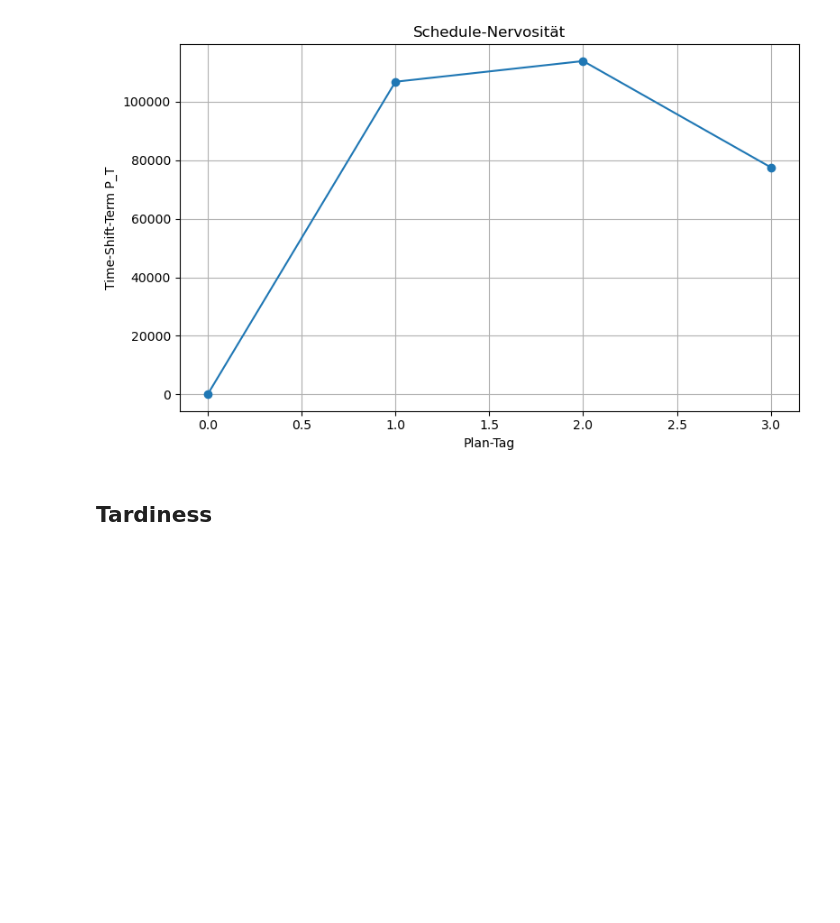
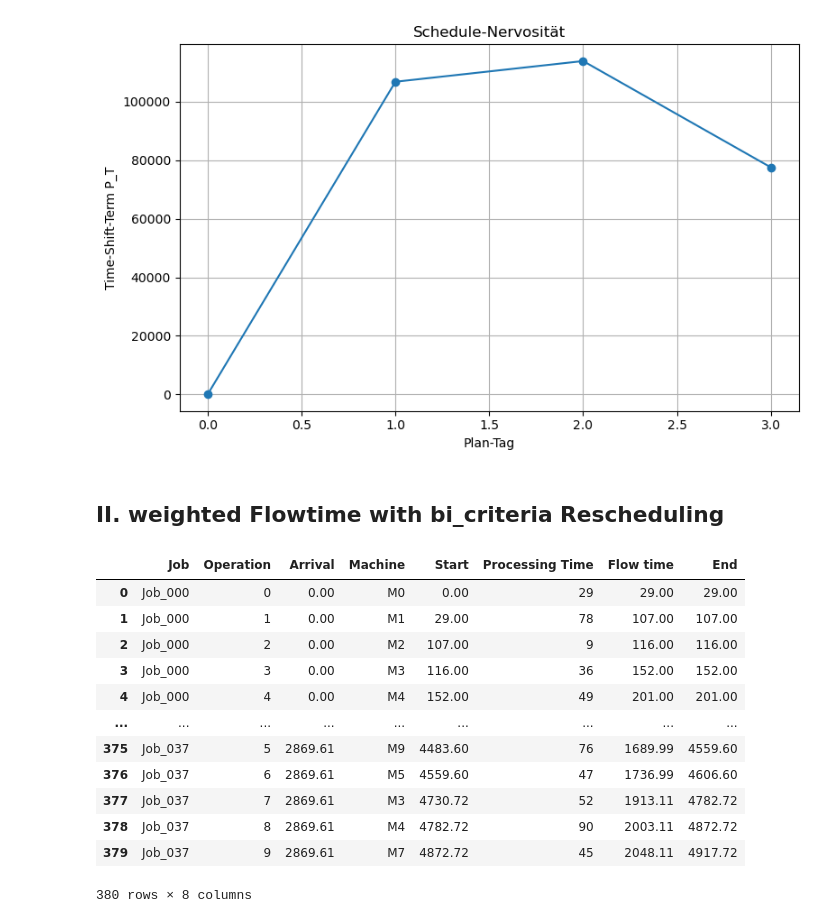
Before and after one commit to konrad-adamski/HTWD_JSSP, a Jupyter notebook: 02_Mai/01_Nervousness/02_Nervousness Comparison Hwangbo.ipynb, the cells around one changed output. Drawn from its saved outputs; the diff is of its cells as text; code cells hidden in the pictures; blank space fills up the shorter version.

```diff
--- a/02_Mai/01_Nervousness/02_Nervousness Comparison Hwangbo.ipynb
+++ b/02_Mai/01_Nervousness/02_Nervousness Comparison Hwangbo.ipynb
@@ -162,8 +162,21 @@ plt.show()
 # %% [output]
 [figure]
 # %% [markdown]
-## Tardiness
+## II. weighted Flowtime with bi_criteria Rescheduling
 # %%
-df_plan0_b =  pd.read_csv("data/08b_plan0.csv")
-df_plan0_b = df_plan0_b.sort_values(by=["Arrival", "Start"]).reset_index(drop=True)
-df_plan0_b
+df_plan_wu_00 =  pd.read_csv(Path(PROJECT_ROOT, "data/05_schedule_00_original.csv"))
+df_plan_wu_00
+# %% [output]
+|  | Job | Operation | Arrival | Machine | Start | Processing Time | Flow time | End |
+| 0 | Job_000 | 0 | 0.00 | M0 | 0.00 | 29 | 29.00 | 29.00 |
+| 1 | Job_000 | 1 | 0.00 | M1 | 29.00 | 78 | 107.00 | 107.00 |
+| 2 | Job_000 | 2 | 0.00 | M2 | 107.00 | 9 | 116.00 | 116.00 |
+| 3 | Job_000 | 3 | 0.00 | M3 | 116.00 | 36 | 152.00 | 152.00 |
+| 4 | Job_000 | 4 | 0.00 | M4 | 152.00 | 49 | 201.00 | 201.00 |
+| ... | ... | ... | ... | ... | ... | ... | ... | ... |
+| 375 | Job_037 | 5 | 2869.61 | M9 | 4483.60 | 76 | 1689.99 | 4559.60 |
+| 376 | Job_037 | 6 | 2869.61 | M5 | 4559.60 | 47 | 1736.99 | 4606.60 |
+| 377 | Job_037 | 7 | 2869.61 | M3 | 4730.72 | 52 | 1913.11 | 4782.72 |
+| 378 | Job_037 | 8 | 2869.61 | M4 | 4782.72 | 90 | 2003.11 | 4872.72 |
+| 379 | Job_037 | 9 | 2869.61 | M7 | 4872.72 | 45 | 2048.11 | 4917.72 |
+380 rows × 8 columns
```
Also changed, not shown: parts of 9 cells of this notebook, 4 other files.
